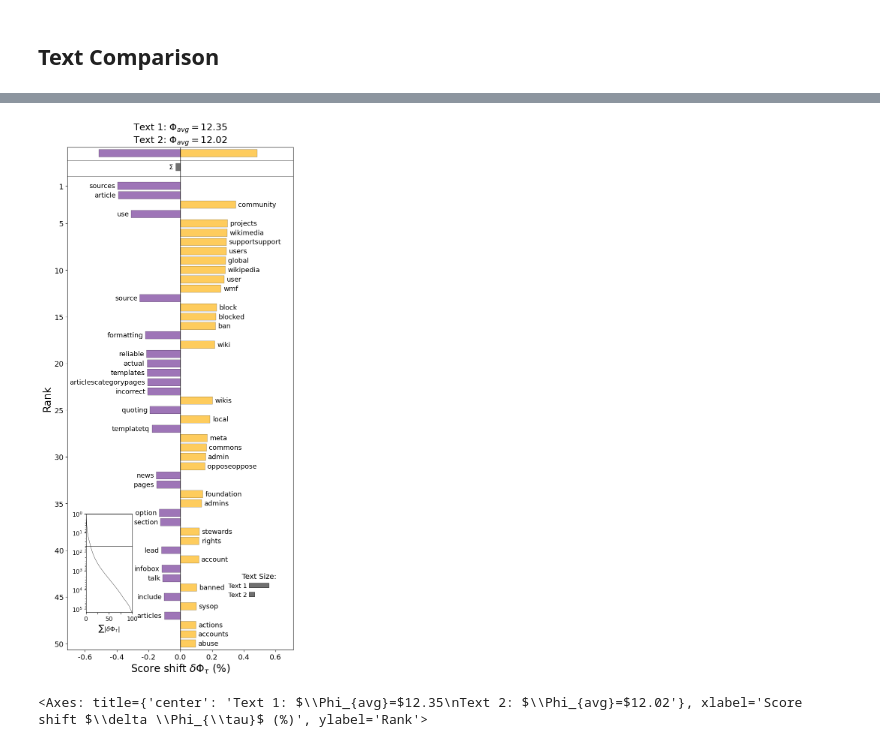
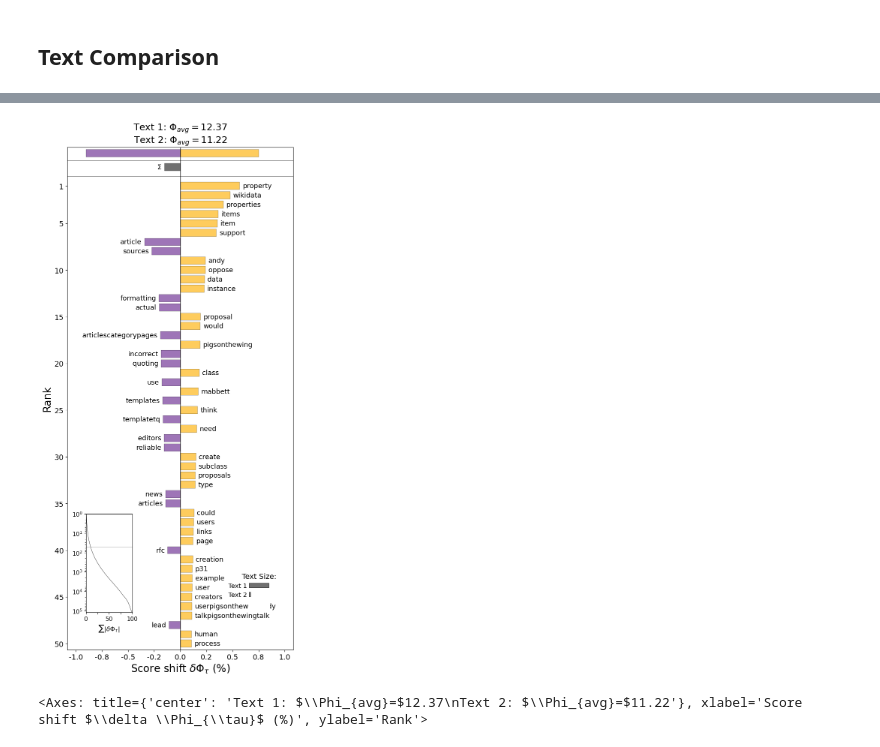
Before and after one commit to mrspacerobot/wiki_delib, a Jupyter notebook: data_analysis/data_analysis.ipynb, the cells around one changed output, grey strips where cells are left out. Saved outputs shown, nothing was run; the diff lists cells and outputs as text; code cells hidden in the pictures.

```diff
--- a/data_analysis/data_analysis.ipynb
+++ b/data_analysis/data_analysis.ipynb
@@ -390,11 +436,22 @@ plt.show()
+# %%
+def detect_sentiment(text):
+    words = text.lower().split()[:5]
+    if any(word.startswith("support") for word in words):
+        return "support"
+    elif any(word.startswith("oppose") for word in words):
+        return "oppose"
+    elif any(word.startswith("comment") for word in words):
+        return "comment"
+    elif any(word.startswith("neutral") for word in words):
+        return "neutral"
+    else:
+        return "unknown"
 # %%
 check_for_stance_df = comment_df
 # preprocess the comment text column
 check_for_stance_df['text'] = check_for_stance_df['text'].str.lower().str.replace('[^\w\s]', '')
-# %%
-comment_df['support'] = check_for_stance_df['text'].str.startswith('support')
-comment_df['oppose'] = check_for_stance_df['text'].str.startswith('oppose')
-comment_df['comment'] = check_for_stance_df['text'].str.startswith('comment')
+# %%
+comment_df['sentiment'] = check_for_stance_df['text'].apply(detect_sentiment)
 # %%
 filtered_df = comment_df[comment_df['project'] == 'wikipedia']
 # group the comments by RFC and count the number of True values in the support and oppose columns
@@ -461,8 +512,7 @@ plt.show()
 # %% [markdown]
 ## Text Comparison
 # %%
-df = pd.read_csv('rfc_comments.csv')
-grouped = df.groupby('project')
+grouped = comment_df.groupby('project')
 # create a dictionary of dataframes, with one dataframe for each unique value in the "class" column
 dfs = {name: group for name, group in grouped}
 
@@ -532,9 +583,9 @@ entropy_shift.get_shift_graph()
 # %%
 clean_texts_wikipedia = clean_text(df_wikipedia_text)
-clean_texts_wikidata = clean_text(df_meta_text)
+clean_texts_wikidata = clean_text(df_wikidata_text)
 clean_texts_meta = clean_text(df_meta_text)
 entropy_shift = shifts.EntropyShift(clean_texts_wikipedia, clean_texts_wikidata, base = 2)
 entropy_shift.get_shift_graph()
 # %% [output]
-[figure, old version]
+[figure, new version]
-<Axes: title={'center': 'Text 1: $\\Phi_{avg}=$12.35\nText 2: $\\Phi_{avg}=$12.02'}, xlabel='Score shift $\\delta \\Phi_{\\tau}$ (%)', ylabel='Rank'>
+<Axes: title={'center': 'Text 1: $\\Phi_{avg}=$12.37\nText 2: $\\Phi_{avg}=$11.22'}, xlabel='Score shift $\\delta \\Phi_{\\tau}$ (%)', ylabel='Rank'>
```
Also changed, not shown: parts of 21 cells of this notebook, 8 other files.
